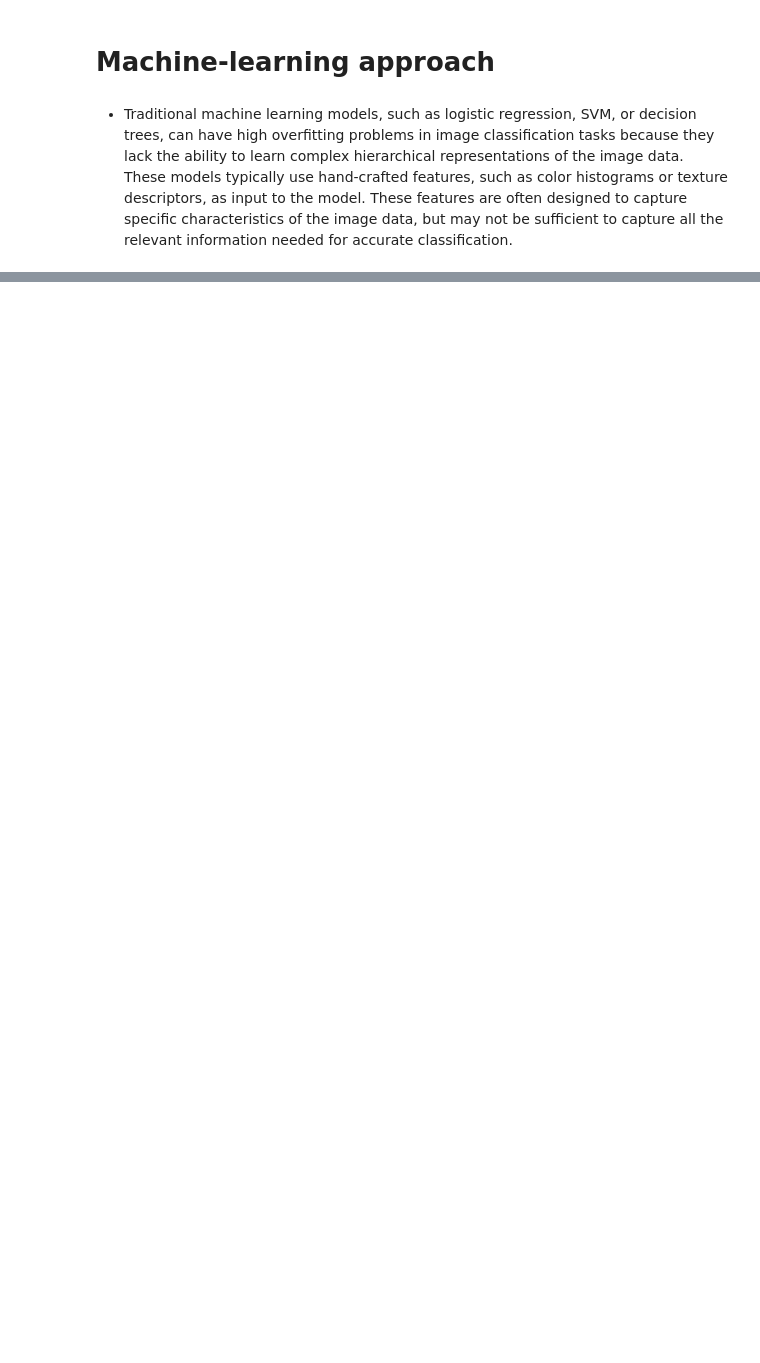
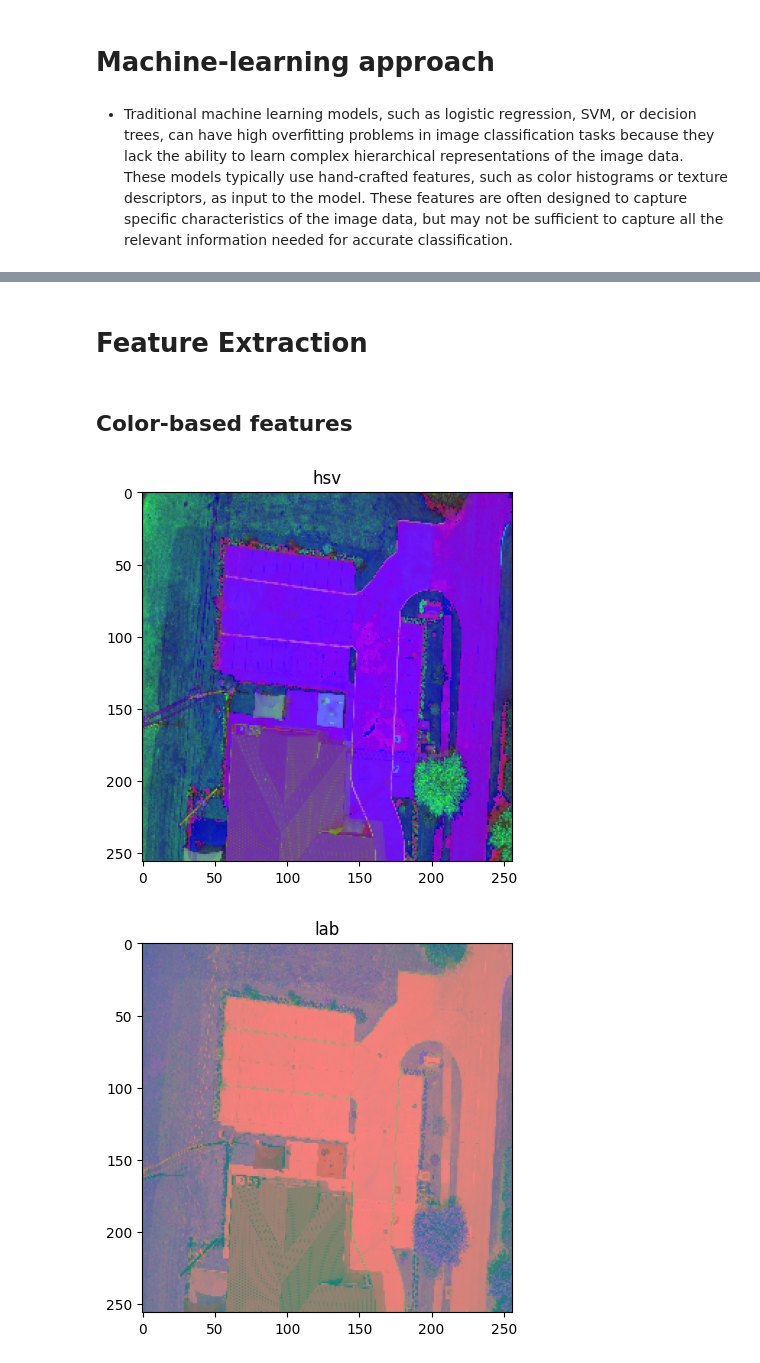
Before and after one commit to HazemAbdo/FloodSense, a Jupyter notebook: SI_ML.ipynb, the cells around one changed output, grey strips where cells are left out. Cells and saved outputs as stored; diff of their text form; code cells hidden in the pictures; blank space fills up the shorter version.

Commit message:
extracting different features like (ORB,HOG,..), applying feature selection using PCA, and overcome overfitting in used models (2 layer NN,RFC,SVC)

```diff
--- a/SI_ML.ipynb
+++ b/SI_ML.ipynb
@@ -470,0 +199,22 @@ evaluate(y_train,y_train_pred,y_test,y_test_pred,'SVM with PCA on extracted feat
+# %% [markdown]
+# Feature Extraction
+# %% [markdown]
+## Color-based features
+# %%
+def convert_to_other_color_models(image):
+    #The cvtColor function expects the input image to have a
+    #depth of 8-bit unsigned integer (CV_8U) or 32-bit floating-point (CV_32F).
+    image = np.uint8(image * 255)
+    # Convert the RGB image to different color spaces
+    hsv = cv2.cvtColor(image, cv2.COLOR_RGB2HSV)
+    lab = cv2.cvtColor(image, cv2.COLOR_RGB2LAB)
+    ycrcb = cv2.cvtColor(image, cv2.COLOR_RGB2YCrCb)
+    return hsv,lab,ycrcb
+# %%
+hsv,lab,ycrcb=convert_to_other_color_models(X_train[0])
+show_img(hsv,"hsv")
+show_img(lab,"lab")
+show_img(ycrcb,"ycrcb")
+# %% [output]
+[figure, added]
+[figure, added]
```
Also changed, not shown: parts of 85 cells of this notebook.
